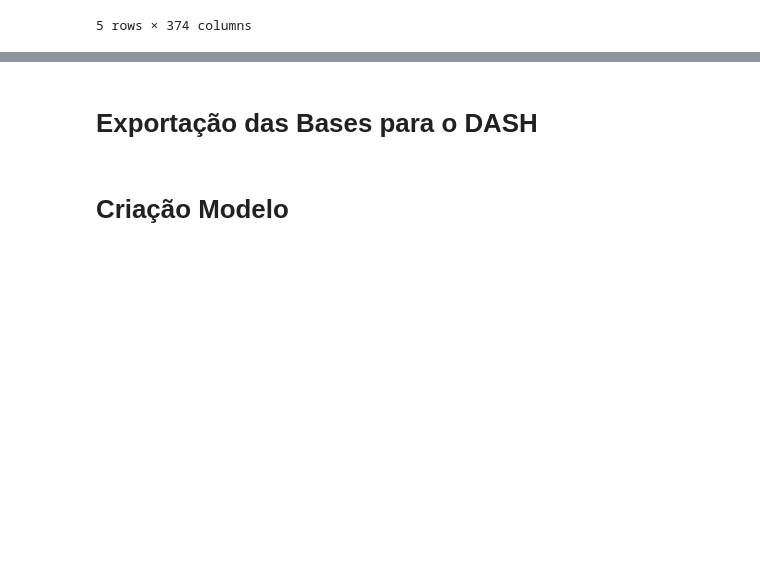
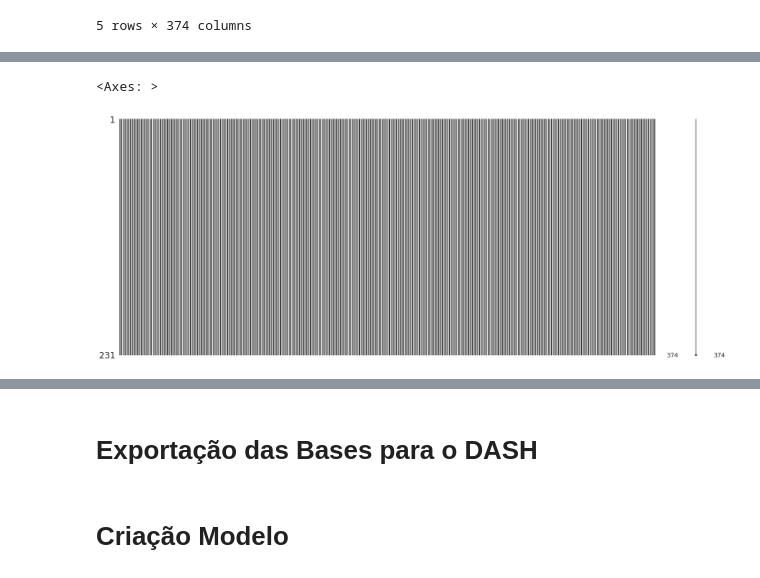
Before and after one commit to Zoneti/fiap-postech-tech-challenge4, a Jupyter notebook: TC4_Grupo44.ipynb, the cells around one changed output, grey strips where cells are left out. Saved outputs shown, nothing was run; the diff lists cells and outputs as text; code cells hidden in the pictures; blank space fills up the shorter version.

```diff
--- a/TC4_Grupo44.ipynb
+++ b/TC4_Grupo44.ipynb
@@ -327,6 +329,11 @@ df_producao_petroleo.at['U.S. Territories','Continent'] = 'North America'
 df_producao_petroleo.at['U.S. Virgin Islands','Continent'] = 'North America'
 df_producao_petroleo.at['Wake Island','Continent'] = 'North America'
 df_producao_petroleo.at['Western Sahara','Continent'] = 'Africa'
+# %%
+msno.matrix(df_producao_petroleo)
+# %% [output]
+<Axes: >
+[figure, added]
 # %%
 df_producao_petroleo.head()
 # %% [output]
```
Also changed, not shown: parts of 15 cells of this notebook.
